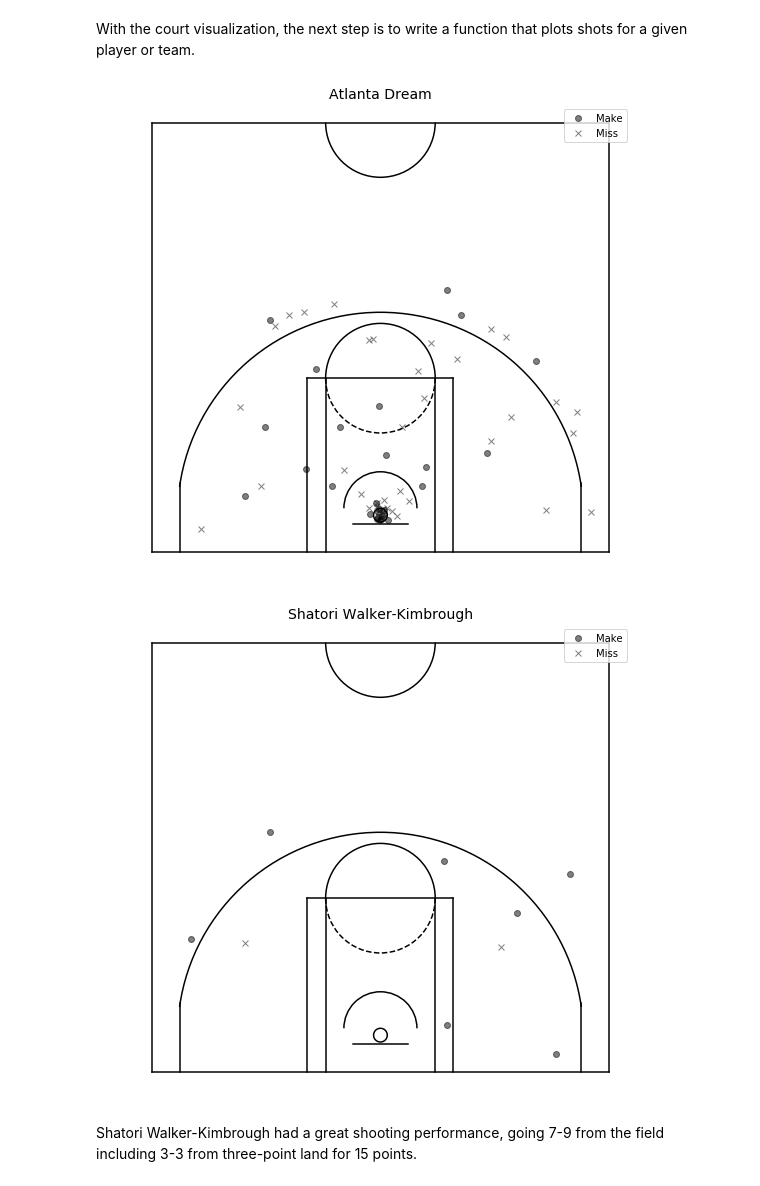
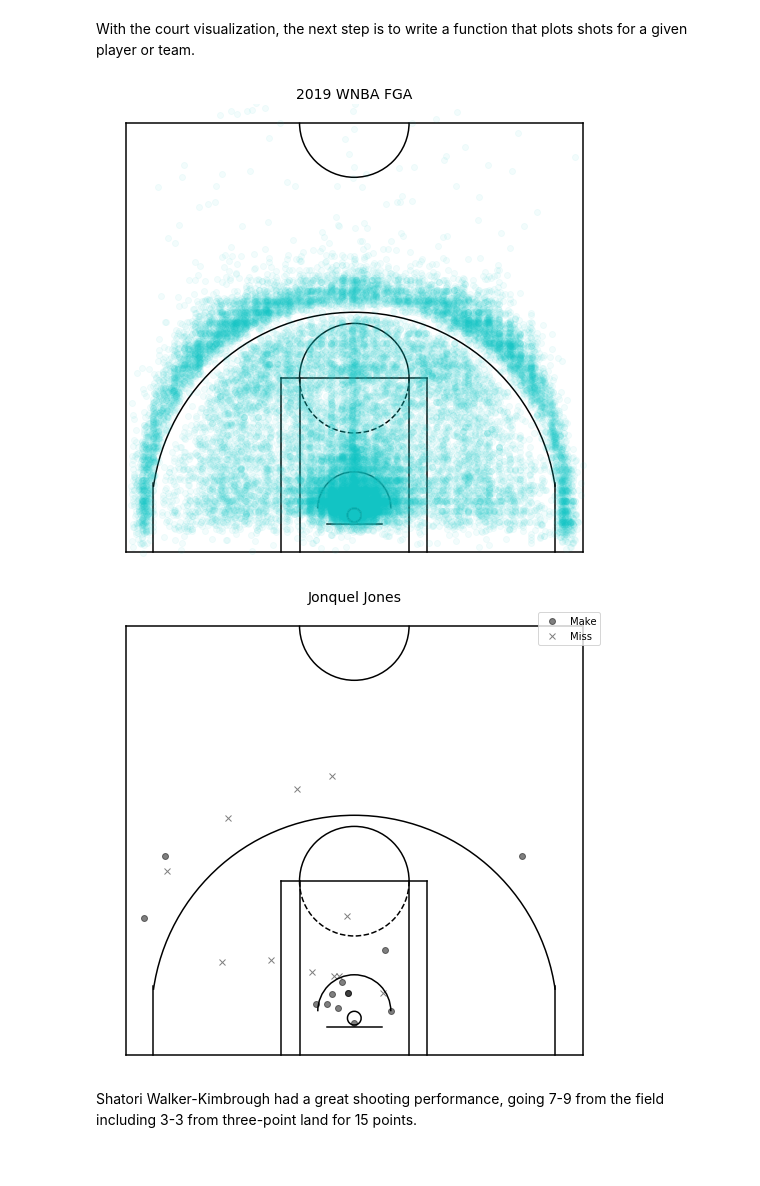
Before and after one commit to basketballrelativity/location_data, a Jupyter notebook: wnba_location_charts.ipynb, the cells around one changed output. Saved outputs shown, nothing was run; the diff lists cells and outputs as text; code cells hidden in the pictures.

```diff
--- a/wnba_location_charts.ipynb
+++ b/wnba_location_charts.ipynb
@@ -21,6 +21,7 @@ HEADERS = {'Connection': 'close',
            'Host': 'stats.nba.com',
            'Origin': 'http://stats.nba.com',
            'Upgrade-Insecure-Requests': '1',
+           'Referer': 'stats.nba.com',
            'User-Agent': 'Mozilla/5.0 (Macintosh; Intel Mac OS X 10_13_2)' + \
                          'AppleWebKit/537.36 (KHTML, like Gecko) ' + \
                          'Chrome/66.0.3359.117 Safari/537.36'}
@@ -33,7 +34,7 @@ The `Shots` class requires a few parameters:
 
 The following pulls play-by-play data for a 2019 preseason game between the Mystics and the Dream.
 # %%
-game_id = '1021900001'
+game_id = '1041900402'
 season = '2019'
 
 shots = wnba_shots.Shots(headers=HEADERS,
@@ -60,0 +62,2 @@ shot_df.head(15)
+# %%
+shot_df = pd.read_csv('../shot_probability/wnba_shotchart_2019.csv')
@@ -149,31 +157,31 @@ def plot_shot(shot_df, player_or_team, unit_id):
     """
     court, court_axis = draw_court()
     if player_or_team=='team':
-        shot = shot_df[shot_df['tid']==unit_id]
-        court_axis.set_title('Atlanta Dream', fontsize=14)
+        shot = shot_df#[shot_df['tid']==unit_id]
+        court_axis.set_title("2019 WNBA FGA", fontsize=14)
     else:
         shot = shot_df[shot_df['pid']==unit_id]
-        court_axis.set_title('Shatori Walker-Kimbrough', fontsize=14)
+        court_axis.set_title('Jonquel Jones', fontsize=14)
 
     miss_df = shot[shot['etype']==2]
     make_df = shot[shot['etype']==1]
 
     if len(make_df)>0:
-        court_axis.plot(-make_df['locX'], make_df['locY'], 'ko', alpha=0.5, label='Make')
+        court_axis.plot(-make_df['locX'], make_df['locY'], 'co', alpha=0.05, label='Make')
     if len(miss_df)>0:
-        court_axis.plot(-miss_df['locX'], miss_df['locY'], 'kx', alpha=0.5, label='Miss')
+        court_axis.plot(-miss_df['locX'], miss_df['locY'], 'co', alpha=0.05, label='Miss')
 
-    plt.legend(loc='upper right')
+#     plt.legend(loc='upper right')
     plt.close()
     return court
 # %%
-plot_shot(shot_df, 'team', 1611661330)
+plot_shot(shot_df, 'team', 1611661323)
 # %% [output]
-[figure, old version]
+[figure, new version]
 # %%
-plot_shot(shot_df, 'player', 1628278)
+plot_shot(shot_df, 'player', 1627673)
 # %% [output]
-[figure, old version]
+[figure, new version]
 # %% [markdown]
 Shatori Walker-Kimbrough had a great shooting performance, going 7-9 from the field including 3-3 from three-point land for 15 points.
 # %% [markdown]
```
Also changed, not shown: parts of 15 cells of this notebook, 1 other file.
